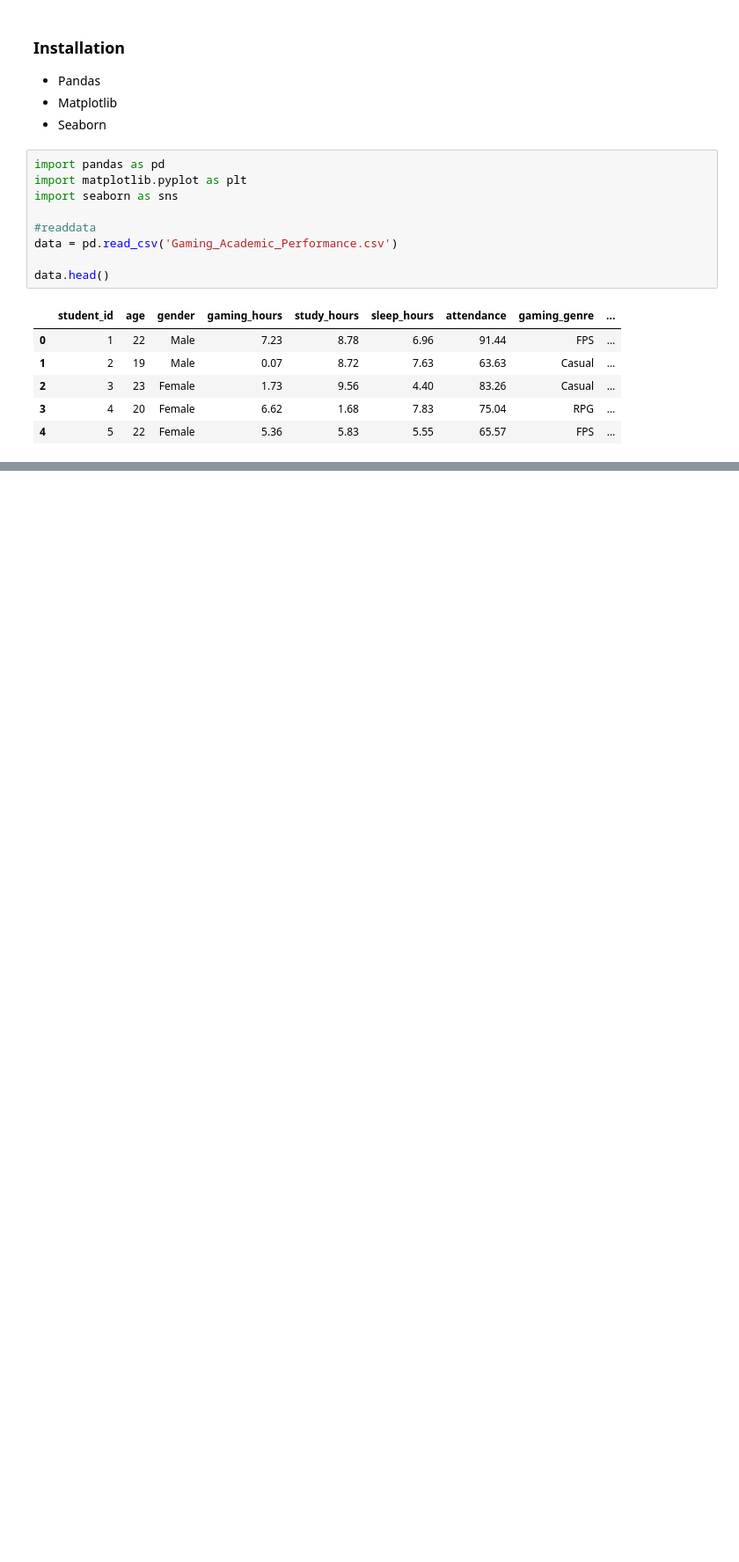
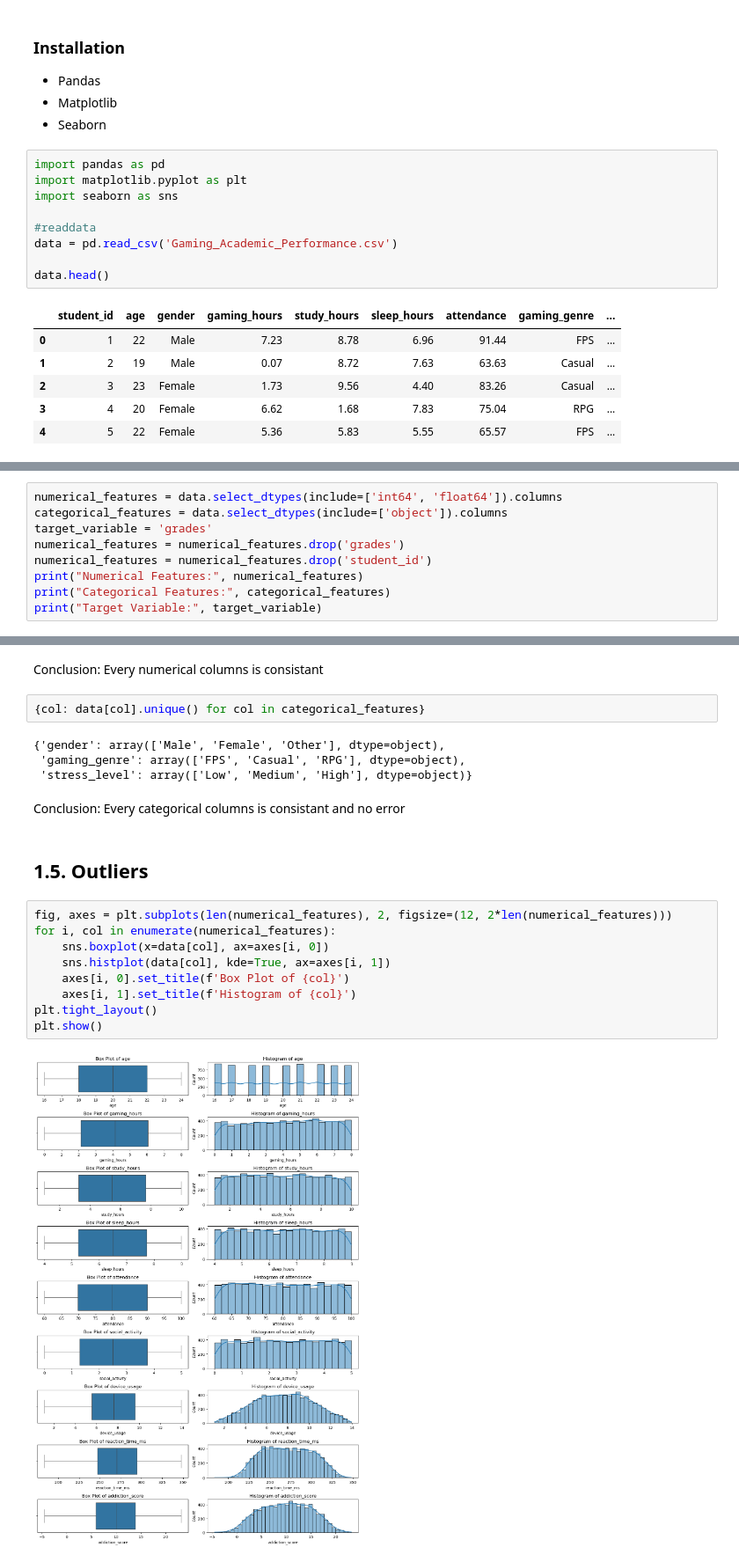
Before and after one commit to trungsyd2409/EDA_academic_perfomance, a Jupyter notebook: main.ipynb, the cells around one changed output, grey strips where cells are left out. Shown at 88% size. Drawn from its saved outputs; the diff is of its cells as text; blank space fills up the shorter version.

```diff
--- a/main.ipynb
+++ b/main.ipynb
@@ -21,0 +42,9 @@ data.head()
+# %%
+numerical_features = data.select_dtypes(include=['int64', 'float64']).columns
+categorical_features = data.select_dtypes(include=['object']).columns
+target_variable = 'grades'
+numerical_features = numerical_features.drop('grades')
+numerical_features = numerical_features.drop('student_id')
+print("Numerical Features:", numerical_features)
+print("Categorical Features:", categorical_features)
+print("Target Variable:", target_variable)
@@ -23,0 +125,23 @@ data.describe()
+# %% [markdown]
+Conclusion: Every numerical columns is consistant
+# %%
+{col: data[col].unique() for col in categorical_features}
+# %% [output]
+{'gender': array(['Male', 'Female', 'Other'], dtype=object),
+ 'gaming_genre': array(['FPS', 'Casual', 'RPG'], dtype=object),
+ 'stress_level': array(['Low', 'Medium', 'High'], dtype=object)}
+# %% [markdown]
+Conclusion: Every categorical columns is consistant and no error
+# %% [markdown]
+## 1.5. Outliers
+# %%
+fig, axes = plt.subplots(len(numerical_features), 2, figsize=(12, 2*len(numerical_features)))
+for i, col in enumerate(numerical_features):
+    sns.boxplot(x=data[col], ax=axes[i, 0])
+    sns.histplot(data[col], kde=True, ax=axes[i, 1])
+    axes[i, 0].set_title(f'Box Plot of {col}')
+    axes[i, 1].set_title(f'Histogram of {col}')
+plt.tight_layout()
+plt.show()
+# %% [output]
+[figure, added]
```
Also changed, not shown: parts of 23 cells of this notebook.
